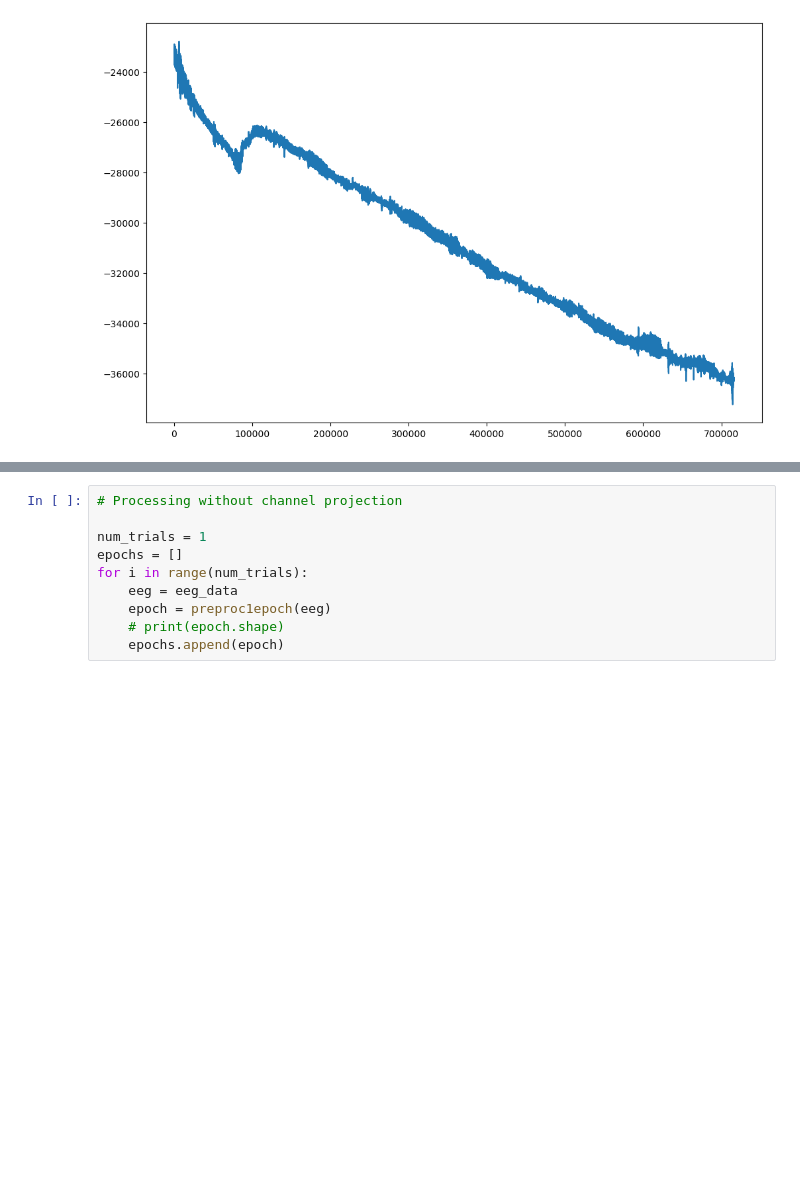
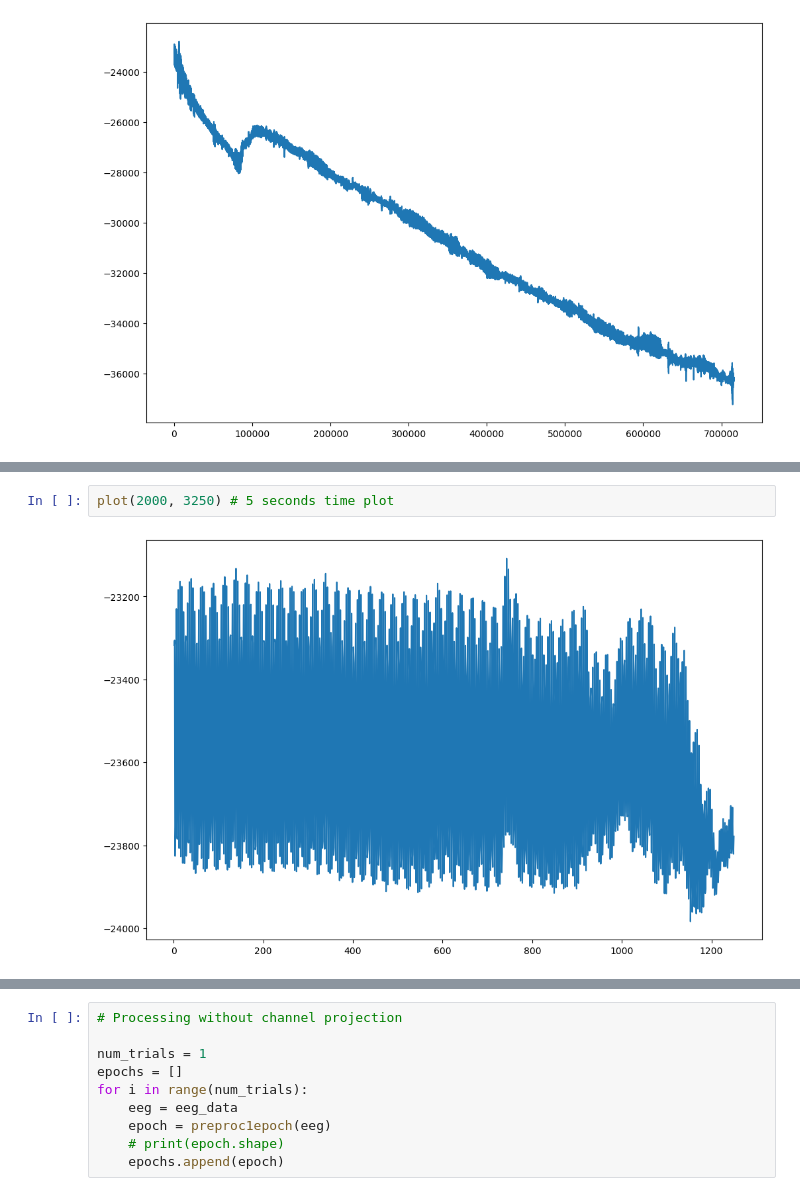
Before and after one commit to apoorva43/ClosedLoop, a Jupyter notebook: Visualization_Eyeblinks.ipynb, the cells around one changed output, grey strips where cells are left out. Drawn from its saved outputs; the diff is of its cells as text; blank space fills up the shorter version.

```diff
--- a/Visualization_Eyeblinks.ipynb
+++ b/Visualization_Eyeblinks.ipynb
@@ -74,0 +75,4 @@ plot(50000, 52500)
+# %%
+plot(2000, 3250) # 5 seconds time plot
+# %% [output]
+[figure, added]
```
Also changed, not shown: parts of 7 cells of this notebook.
